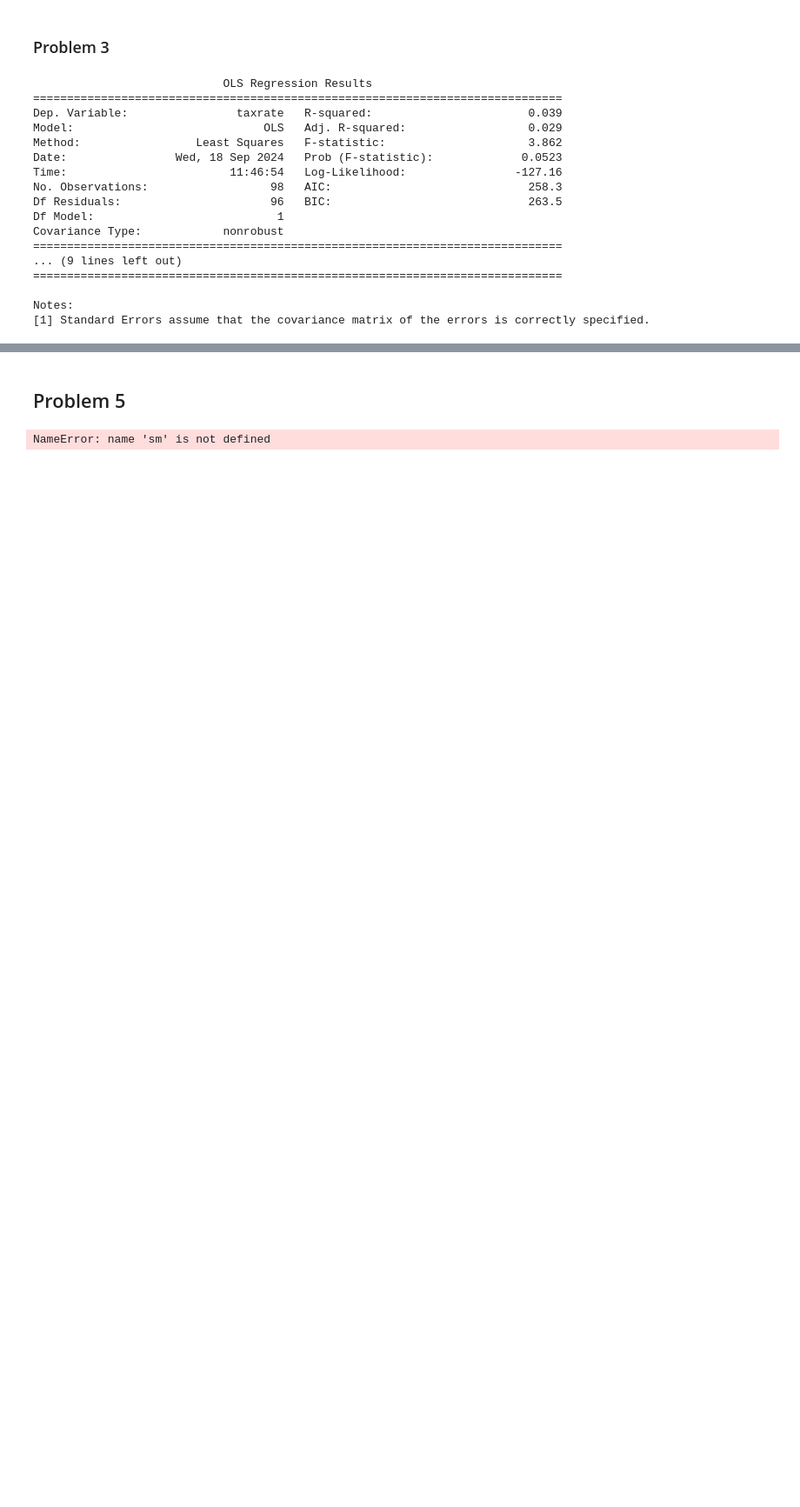
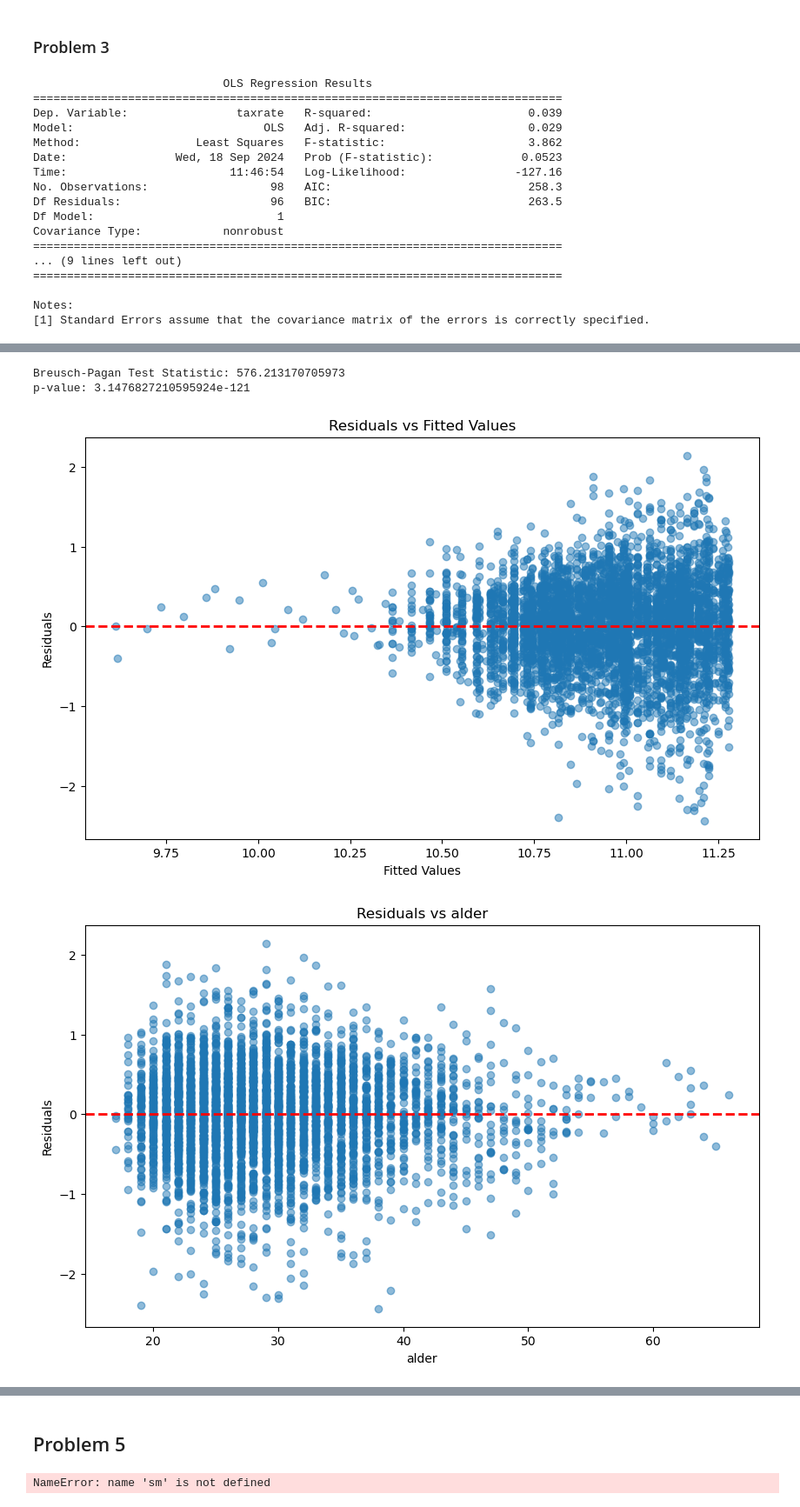
Before and after one commit to Rawlpluks/Afleveringer, a Jupyter notebook: A2/A2.ipynb, the cells around one changed output, grey strips where cells are left out. Shown at 87% size. Saved outputs shown, nothing was run; the diff lists cells and outputs as text; code cells hidden in the pictures; blank space fills up the shorter version.

```diff
--- a/A2/A2.ipynb
+++ b/A2/A2.ipynb
@@ -163,8 +163,3 @@ Covariance Type:            nonrobust
 
 Notes:
 [1] Standard Errors assume that the covariance matrix of the errors is correctly specified.
-# %%
-#3.b
-df['logrev'] = y
-model_tr = sm.OLS(df['logrev'], df[['res1','const']]).fit()
-print(model_tr.summary())
@@ -188,0 +208,47 @@ Notes:
+# %%
+#3.c
+import matplotlib.pyplot as plt
+from statsmodels.stats.diagnostic import het_breuschpagan
+
+df['alder_squared'] = df['alder'] ** 2
+df['YSM_squared'] = df['YSM'] ** 2
+df['kohorte15'] = (df['ankomstaar'] == 2015).astype(int)
+df['kohorte16'] = (df['ankomstaar'] == 2016).astype(int)
+
+df_2017_2018['ln_aarslon'] = np.log(df_2017_2018['aarslon'])
+X = df_2017_2018[['alder', 'alder_squared', 'YSM', 'YSM_squared', 'kohorte15', 'kohorte16']]
+X = sm.add_constant(X)
+y = df_2017_2018['ln_aarslon']
+
+model = sm.OLS(y, X).fit()
+residuals = model.resid
+bp_test = het_breuschpagan(residuals, X)
+bp_test_statistic = bp_test[0]
+bp_p_value = bp_test[1]
+
+print(f"Breusch-Pagan Test Statistic: {bp_test_statistic}")
+print(f"p-value: {bp_p_value}")
+
+fitted_values = model.fittedvalues
+
+plt.figure(figsize=(10, 6))
+plt.scatter(fitted_values, residuals, alpha=0.5)
+plt.axhline(0, color='red', linestyle='--', lw=2)
+plt.xlabel('Fitted Values')
+plt.ylabel('Residuals')
+plt.title('Residuals vs Fitted Values')
+plt.show()
+
+for var in ['alder', 'YSM']:
+    plt.figure(figsize=(10, 6))
+    plt.scatter(df_2017_2018[var], residuals, alpha=0.5)
+    plt.axhline(0, color='red', linestyle='--', lw=2)
+    plt.xlabel(var)
+    plt.ylabel('Residuals')
+    plt.title(f'Residuals vs {var}')
+    plt.show()
+# %% [output]
+Breusch-Pagan Test Statistic: 576.213170705973
+p-value: 3.1476827210595924e-121
+[figure, added]
+[figure, added]
```
Also changed, not shown: parts of 3 cells of this notebook.
